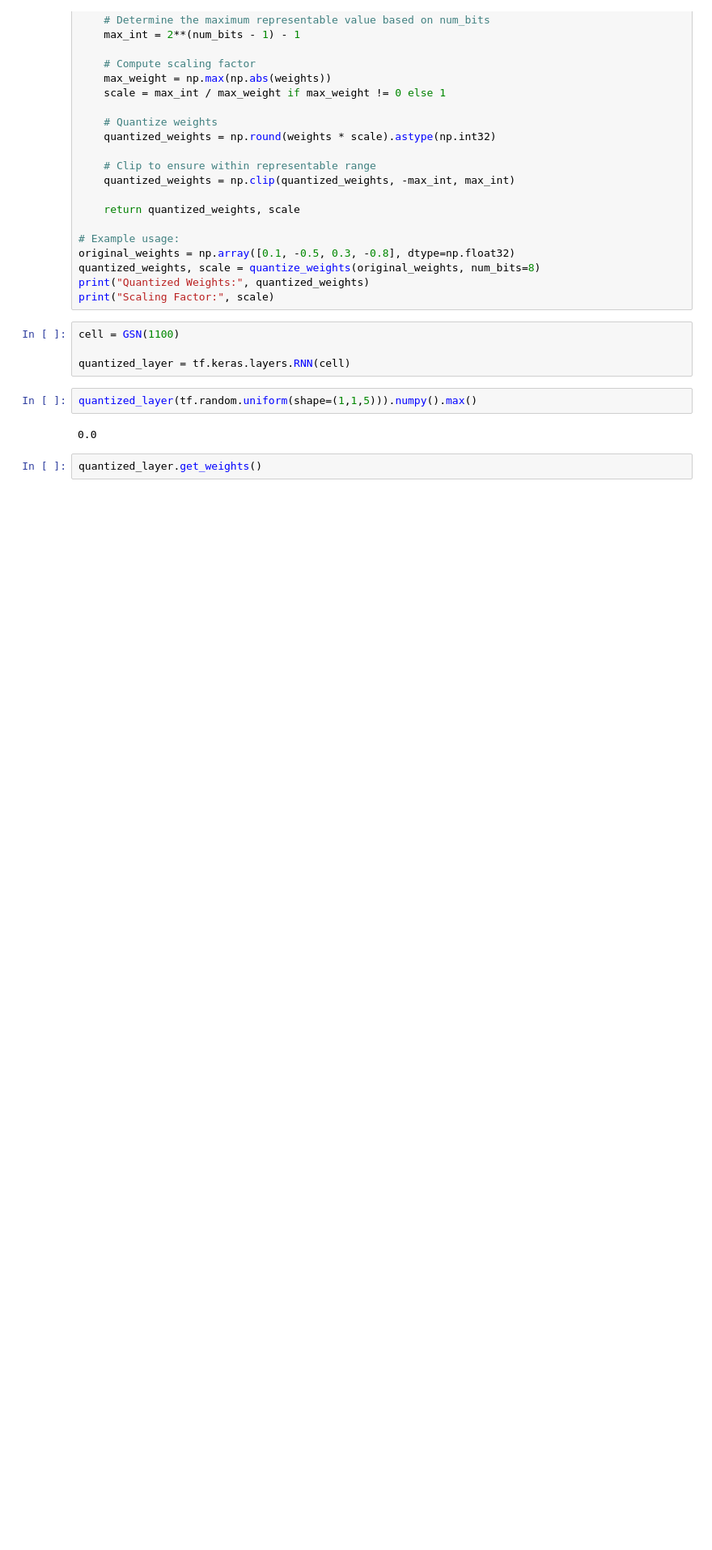
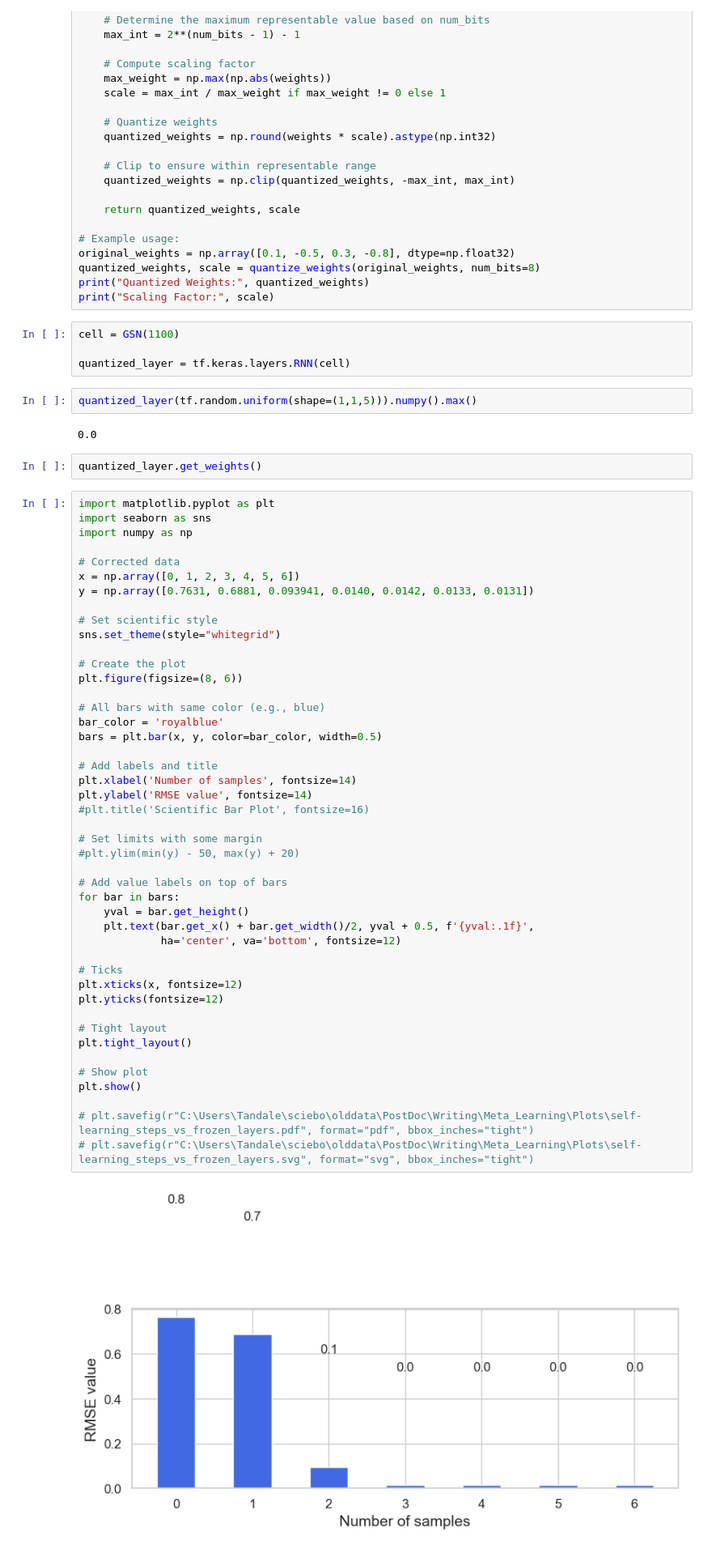
Before and after one commit to saurabh1995/understanding_MAML_RNN, a Jupyter notebook: Rough.ipynb, the cells around one changed output. Shown at 81% size. Cells and saved outputs as stored; diff of their text form; blank space fills up the shorter version.

```diff
--- a/Rough.ipynb
+++ b/Rough.ipynb
@@ -147,3 +147,50 @@ quantized_layer(tf.random.uniform(shape=(1,1,5))).numpy().max()
 0.0
 # %%
 quantized_layer.get_weights()
+# %%
+import matplotlib.pyplot as plt
+import seaborn as sns
+import numpy as np
+
+# Corrected data
+x = np.array([0, 1, 2, 3, 4, 5, 6])
+y = np.array([0.7631, 0.6881, 0.093941, 0.0140, 0.0142, 0.0133, 0.0131])
+
+# Set scientific style
+sns.set_theme(style="whitegrid")
+
+# Create the plot
+plt.figure(figsize=(8, 6))
+
+# All bars with same color (e.g., blue)
+bar_color = 'royalblue'
+bars = plt.bar(x, y, color=bar_color, width=0.5)
+
+# Add labels and title
+plt.xlabel('Number of samples', fontsize=14)
+plt.ylabel('RMSE value', fontsize=14)
+#plt.title('Scientific Bar Plot', fontsize=16)
+
+# Set limits with some margin
+#plt.ylim(min(y) - 50, max(y) + 20)
+
+# Add value labels on top of bars
+for bar in bars:
+    yval = bar.get_height()
+    plt.text(bar.get_x() + bar.get_width()/2, yval + 0.5, f'{yval:.1f}',
+             ha='center', va='bottom', fontsize=12)
+
+# Ticks
+plt.xticks(x, fontsize=12)
+plt.yticks(fontsize=12)
+
+# Tight layout
+plt.tight_layout()
+
+# Show plot
+plt.show()
+
+# plt.savefig(r"C:\Users\Tandale\sciebo\olddata\PostDoc\Writing\Meta_Learning\Plots\self-learning_steps_vs_frozen_layers.pdf", format="pdf", bbox_inches="tight")
+# plt.savefig(r"C:\Users\Tandale\sciebo\olddata\PostDoc\Writing\Meta_Learning\Plots\self-learning_steps_vs_frozen_layers.svg", format="svg", bbox_inches="tight")
+# %% [output]
+[figure, added]
```
Also changed, not shown: parts of 4 cells of this notebook, 4 other files.
